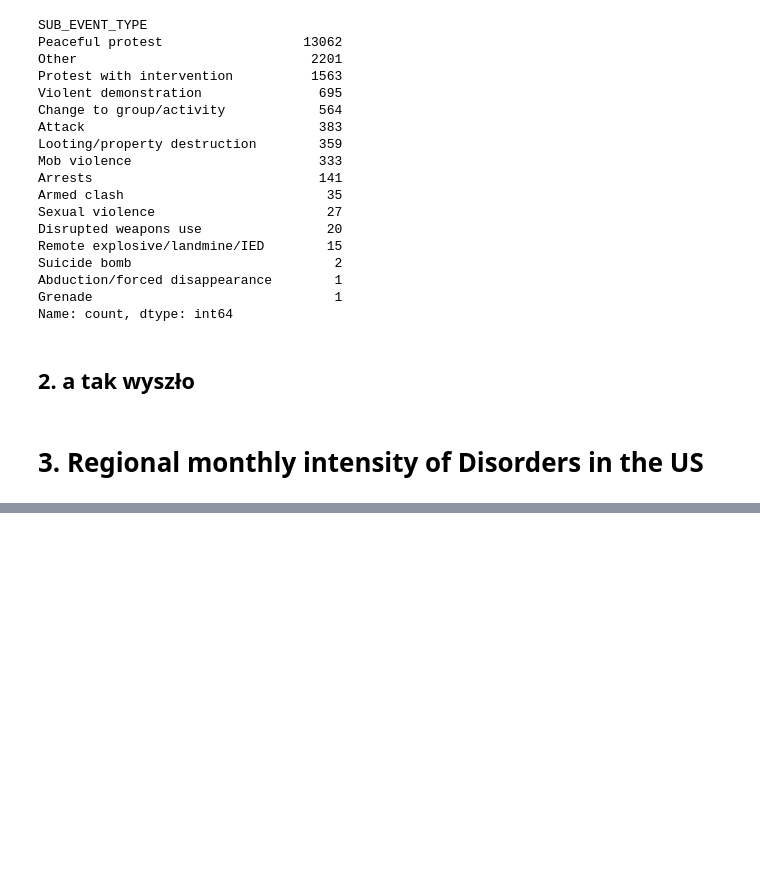
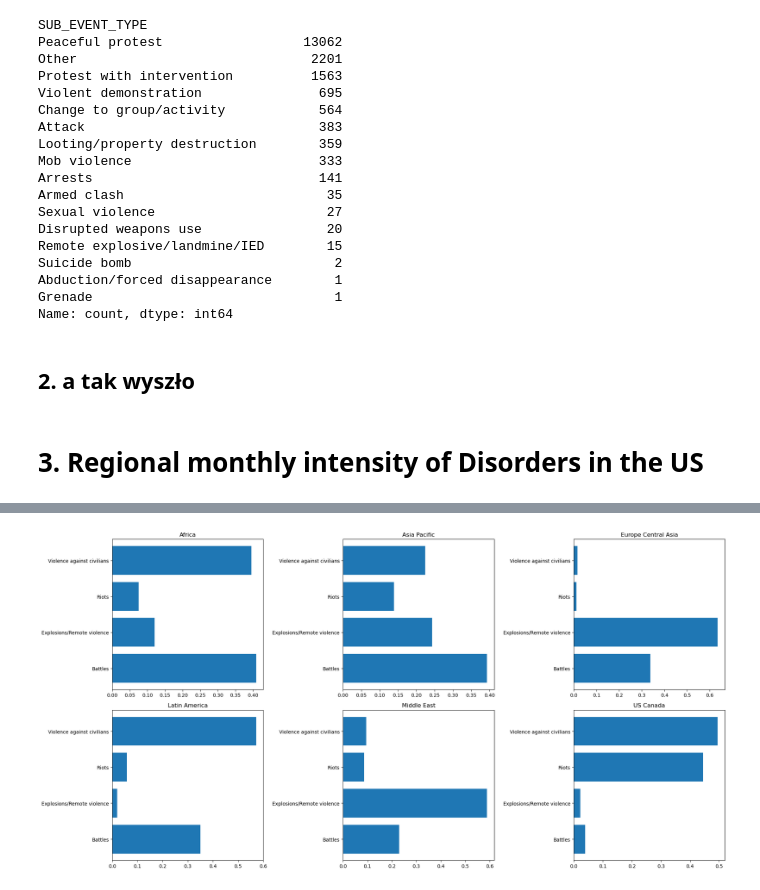
Before and after one commit to tomciolowsky/DataVisualization, a Jupyter notebook: report.ipynb, the cells around one changed output, grey strips where cells are left out. Drawn from its saved outputs; the diff is of its cells as text; code cells hidden in the pictures; blank space fills up the shorter version.

Commit message:
add political violance maps

```diff
--- a/report.ipynb
+++ b/report.ipynb
@@ -369,0 +587,26 @@ fig.show()
+# %%
+africa_data = pd.read_excel('conflict data/Africa_aggregated_data_up_to-2026-02-28.xlsx')
+asia_pacific_data = pd.read_excel('conflict data/Asia-Pacific_aggregated_data_up_to-2026-02-28.xlsx')
+europe_cental_asia_data = pd.read_excel('conflict data/Europe-Central-Asia_aggregated_data_up_to-2026-02-28.xlsx')
+latin_america_data = pd.read_excel('conflict data/Latin-America-the-Caribbean_aggregated_data_up_to-2026-02-28.xlsx')
+middle_east_data = pd.read_excel('conflict data/Middle-East_aggregated_data_up_to-2026-02-28.xlsx')
+us_canada_data = pd.read_excel('conflict data/US-and-Canada_aggregated_data_up_to-2026-02-28.xlsx')
+# %%
+data = {
+    'Africa': africa_data,
+    'Asia Pacific': asia_pacific_data,
+    'Europe Central Asia': europe_cental_asia_data,
+    'Latin America': latin_america_data,
+    'Middle East': middle_east_data,
+    'US Canada': us_canada_data
+}
+
+results = []
+for region, reg_data in data.items():
+    num_of_events = reg_data[reg_data['DISORDER_TYPE'] == 'Political violence']['EVENTS'].sum()
+    fatalities_sum = reg_data[reg_data['DISORDER_TYPE'] == 'Political violence']['FATALITIES'].sum()
+    print(f'{region}: {num_of_events}, {fatalities_sum}')
+    results.append({'Region': region, 'Events': num_of_events, 'Fatalities': fatalities_sum})
+
+
+summary_df = pd.DataFrame(results)
@@ -369,0 +620,4 @@ fig.show()
+# %%
+for region, reg_data in data.items():
+    print(region)
+    print(reg_data['COUNTRY'].unique())
@@ -369,0 +642,13 @@ fig.show()
+# %%
+fig, axs = plt.subplots(2, 3, figsize=(20, 10))
+
+for i, (region, reg_data) in enumerate(data.items()):
+    idx = np.unravel_index(i, (2, 3))
+    reg_events = reg_data[reg_data['DISORDER_TYPE'] == 'Political violence'].groupby('EVENT_TYPE')
+    event_counts = reg_events['EVENTS'].sum()
+    fatalities_sum = reg_events['FATALITIES'].sum()
+    axs[idx].barh(event_counts.index, event_counts / event_counts.sum())
+    axs[idx].set_title(region)
+    plt.tight_layout()
+# %% [output]
+[figure, added]
```
Also changed, not shown: parts of 33 cells of this notebook.
